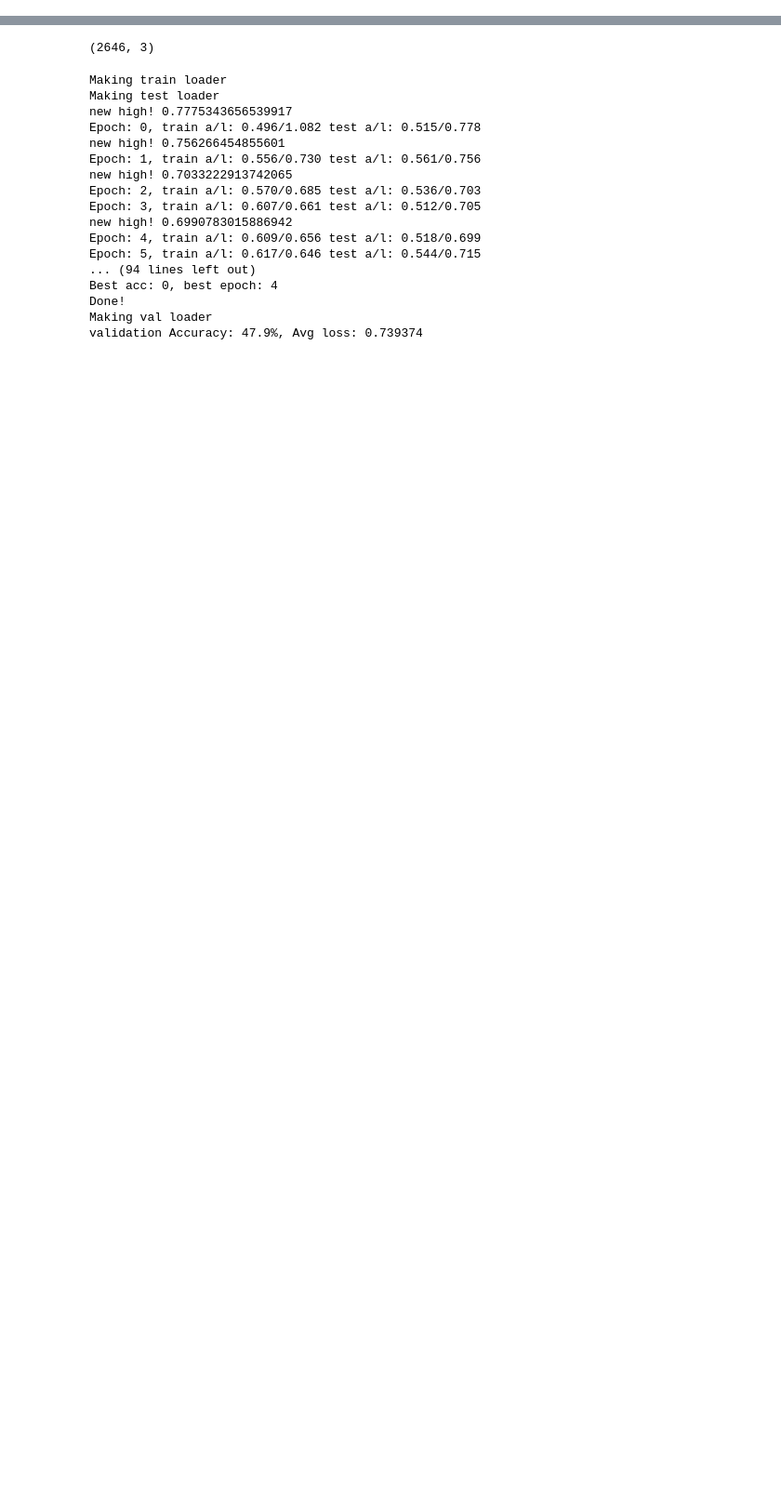
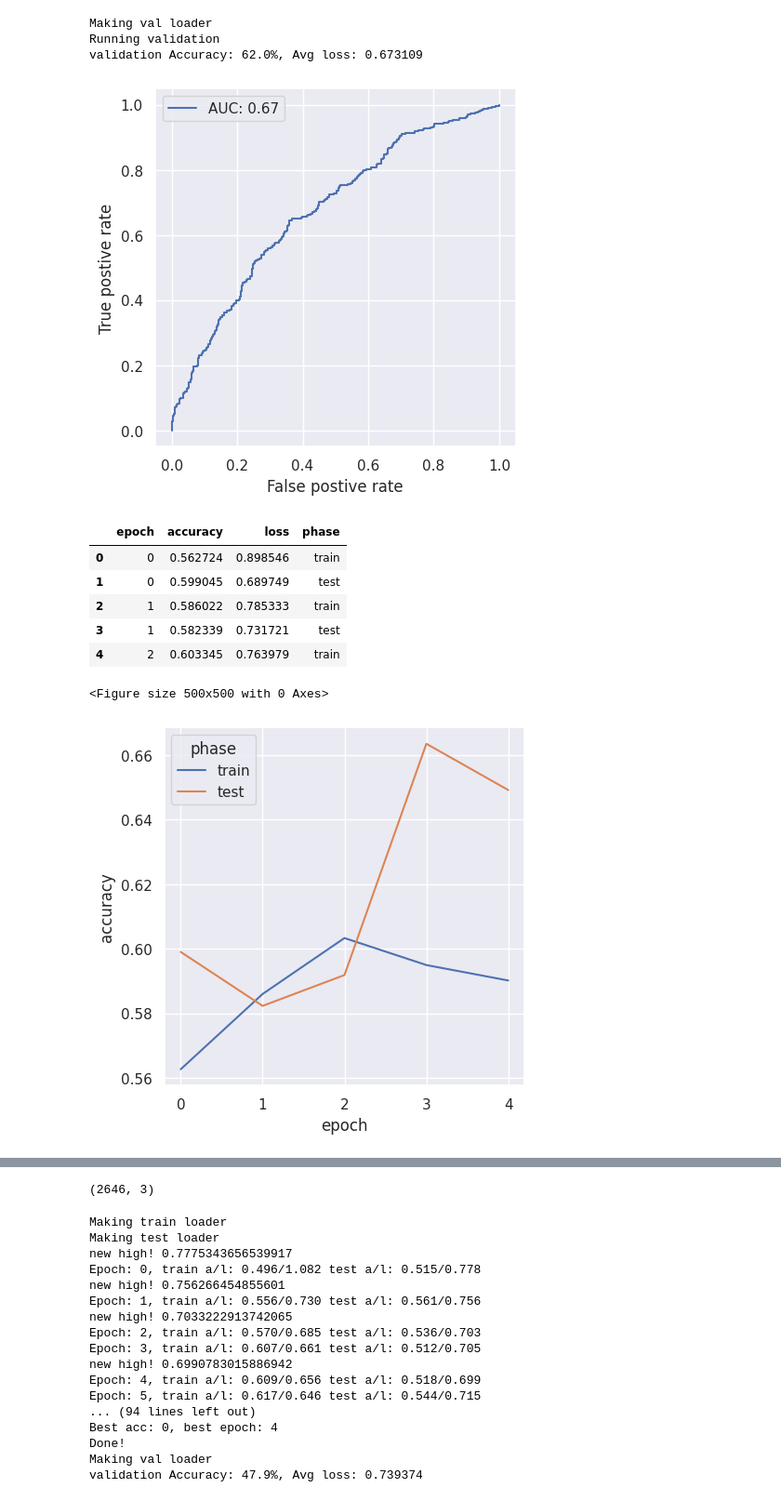
Before and after one commit to SteffenJong/ThesisProject, a Jupyter notebook: model/finetuning.ipynb, the cells around one changed output, grey strips where cells are left out. Shown at 93% size. Saved outputs shown, nothing was run; the diff lists cells and outputs as text; code cells hidden in the pictures; blank space fills up the shorter version.

Commit message:
implemented grid search and started making graphs

```diff
--- a/model/finetuning.ipynb
+++ b/model/finetuning.ipynb
@@ -361,0 +550,26 @@ def make_dataloaders(embeddings, batch_size, df = None, input_path = "", sample=
+# %%
+r = df.iloc[df['val_auc'].idxmax()]
+
+model = model_names[model_str](r["n_layers"], r["drop_out"])
+model.load_state_dict(torch.load(r["model_name"], weights_only=True))
+model.eval()
+print("Making val loader")
+val_loader = make_dataloaders(input_path=test_seq_path, embeddings=embeddings_path, batch_size=p["batch_size"])
+print("Running validation")
+pred, labels = run_validation(model, val_loader, device=device)
+plot_auc(pred, labels, output_prefix)
+df_hist = pd.DataFrame(r.history)
+plot_history(df_hist, "testing")
+# %% [output]
+Making val loader
+Running validation
+validation Accuracy: 62.0%, Avg loss: 0.673109
+[figure, added]
+|  | epoch | accuracy | loss | phase |
+| 0 | 0 | 0.562724 | 0.898546 | train |
+| 1 | 0 | 0.599045 | 0.689749 | test |
+| 2 | 1 | 0.586022 | 0.785333 | train |
+| 3 | 1 | 0.582339 | 0.731721 | test |
+| 4 | 2 | 0.603345 | 0.763979 | train |
+<Figure size 500x500 with 0 Axes>
+[figure, added]
```
Also changed, not shown: parts of 6 cells of this notebook, 10 other files.
